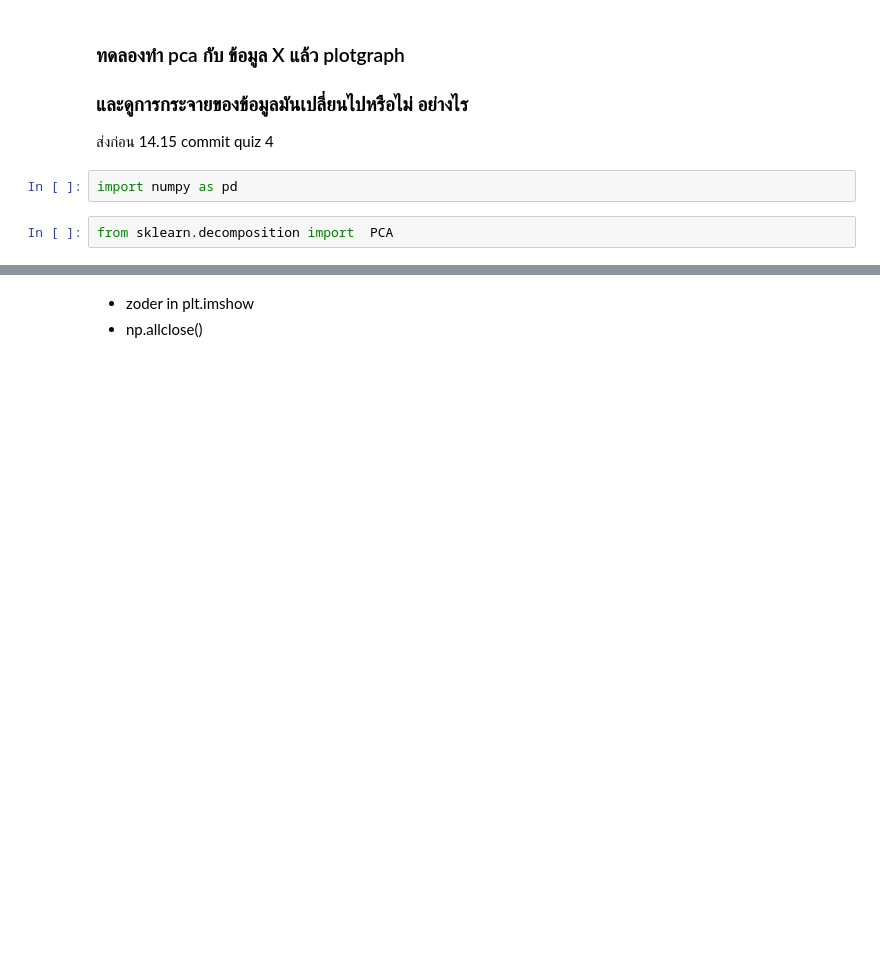
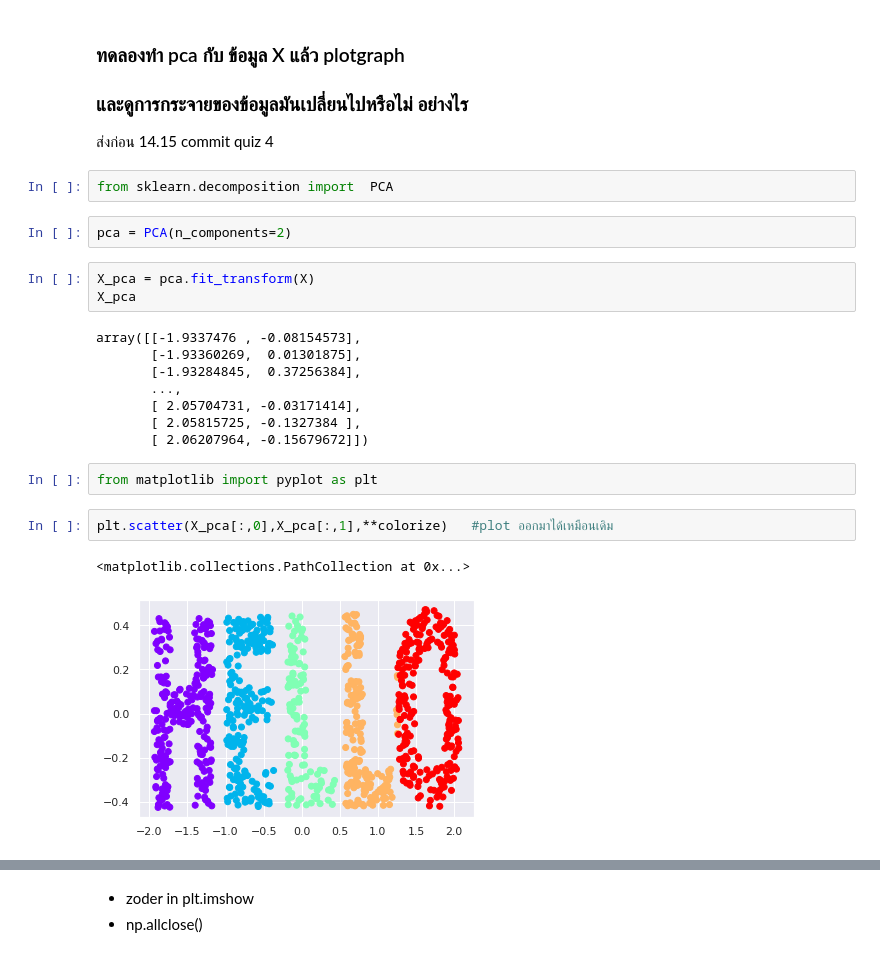
Before and after one commit to Thitichaya2000/multivariate, a Jupyter notebook: Chapter_4_MDS.ipynb, the cells around one changed output, grey strips where cells are left out. Cells and saved outputs as stored; diff of their text form; blank space fills up the shorter version.

```diff
--- a/Chapter_4_MDS.ipynb
+++ b/Chapter_4_MDS.ipynb
@@ -229,7 +238,25 @@ plt.axis('equal');
 ### และดูการกระจายของข้อมูลมันเปลี่ยนไปหรือไม่ อย่างไร
 
 ส่งก่อน 14.15 commit quiz 4
-# %%
-import numpy as pd
 # %%
 from sklearn.decomposition import  PCA
+# %%
+pca = PCA(n_components=2)
+# %%
+X_pca = pca.fit_transform(X)
+X_pca
+# %% [output]
+array([[-1.9337476 , -0.08154573],
+       [-1.93360269,  0.01301875],
+       [-1.93284845,  0.37256384],
+       ...,
+       [ 2.05704731, -0.03171414],
+       [ 2.05815725, -0.1327384 ],
+       [ 2.06207964, -0.15679672]])
+# %%
+from matplotlib import pyplot as plt
+# %%
+plt.scatter(X_pca[:,0],X_pca[:,1],**colorize)   #plot ออกมาได้เหมือนเดิม
+# %% [output]
+<matplotlib.collections.PathCollection at 0x...>
+[figure, added]
```
Also changed, not shown: parts of 13 cells of this notebook.
